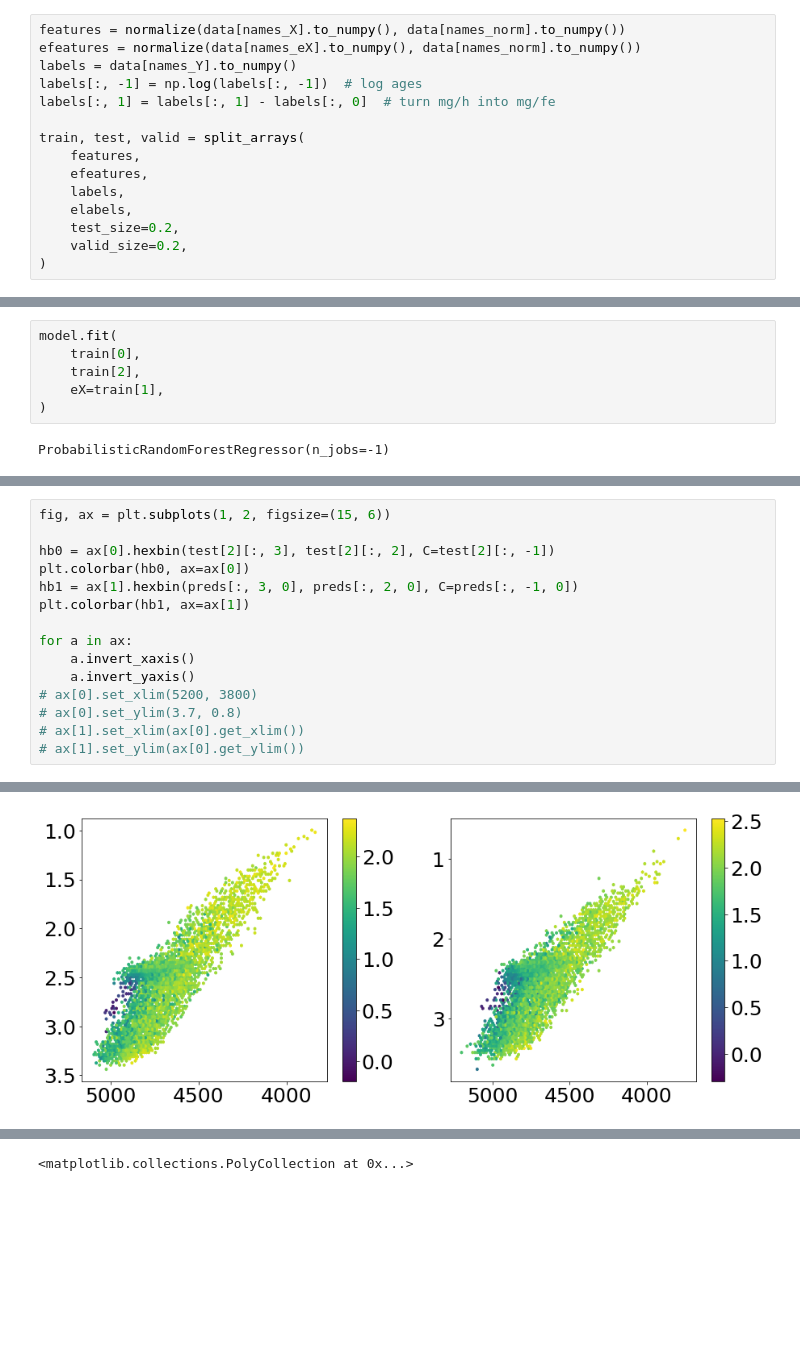
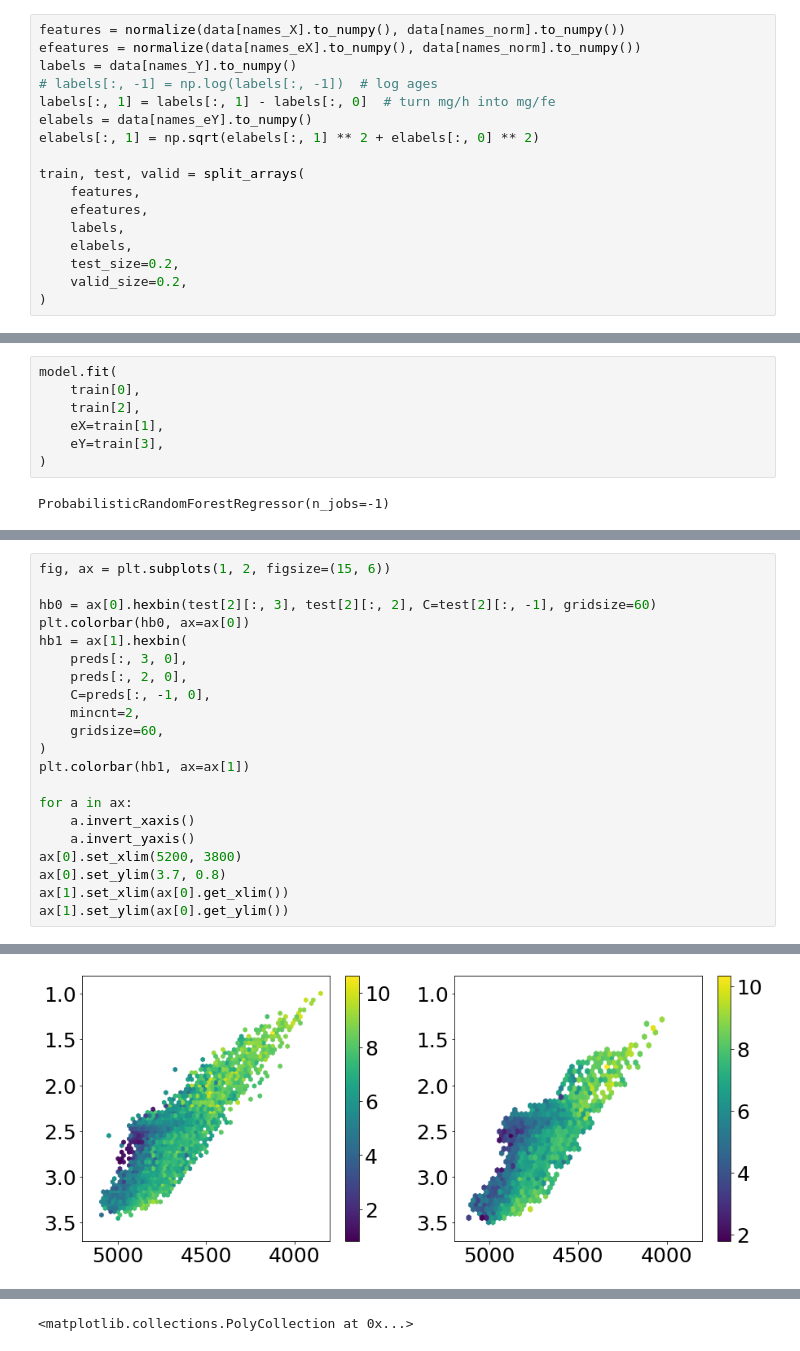
Before and after one commit to al-jshen/jx, a Jupyter notebook: notebooks/Untitled.ipynb, the cells around one changed output, grey strips where cells are left out. Saved outputs shown, nothing was run; the diff lists cells and outputs as text; blank space fills up the shorter version.

```diff
--- a/notebooks/Untitled.ipynb
+++ b/notebooks/Untitled.ipynb
@@ -364,8 +111,10 @@ plt.colorbar()
 features = normalize(data[names_X].to_numpy(), data[names_norm].to_numpy())
 efeatures = normalize(data[names_eX].to_numpy(), data[names_norm].to_numpy())
 labels = data[names_Y].to_numpy()
-labels[:, -1] = np.log(labels[:, -1])  # log ages
+# labels[:, -1] = np.log(labels[:, -1])  # log ages
 labels[:, 1] = labels[:, 1] - labels[:, 0]  # turn mg/h into mg/fe
+elabels = data[names_eY].to_numpy()
+elabels[:, 1] = np.sqrt(elabels[:, 1] ** 2 + elabels[:, 0] ** 2)
 
 train, test, valid = split_arrays(
     features,
@@ -1237,6 +133,7 @@ model.fit(
     train[0],
     train[2],
     eX=train[1],
+    eY=train[3],
 )
 # %% [output]
 ProbabilisticRandomForestRegressor(n_jobs=-1)
@@ -1346,16 +325,22 @@ ax[2].set_ylim(ax[0].get_ylim())
 # %%
 fig, ax = plt.subplots(1, 2, figsize=(15, 6))
 
-hb0 = ax[0].hexbin(test[2][:, 3], test[2][:, 2], C=test[2][:, -1])
+hb0 = ax[0].hexbin(test[2][:, 3], test[2][:, 2], C=test[2][:, -1], gridsize=60)
 plt.colorbar(hb0, ax=ax[0])
-hb1 = ax[1].hexbin(preds[:, 3, 0], preds[:, 2, 0], C=preds[:, -1, 0])
+hb1 = ax[1].hexbin(
+    preds[:, 3, 0],
+    preds[:, 2, 0],
+    C=preds[:, -1, 0],
+    mincnt=2,
+    gridsize=60,
+)
 plt.colorbar(hb1, ax=ax[1])
 
 for a in ax:
     a.invert_xaxis()
     a.invert_yaxis()
-# ax[0].set_xlim(5200, 3800)
-# ax[0].set_ylim(3.7, 0.8)
-# ax[1].set_xlim(ax[0].get_xlim())
-# ax[1].set_ylim(ax[0].get_ylim())
+ax[0].set_xlim(5200, 3800)
+ax[0].set_ylim(3.7, 0.8)
+ax[1].set_xlim(ax[0].get_xlim())
+ax[1].set_ylim(ax[0].get_ylim())
 # %% [output]
@@ -1362,3 +348,3 @@ for a in ax:
-[figure, old version]
+[figure, new version]
 # %%
 fig, ax = plt.subplots(2, 5, figsize=(26, 9), sharex=True, sharey=True)
```
Also changed, not shown: parts of 25 cells of this notebook, 1 other file.
